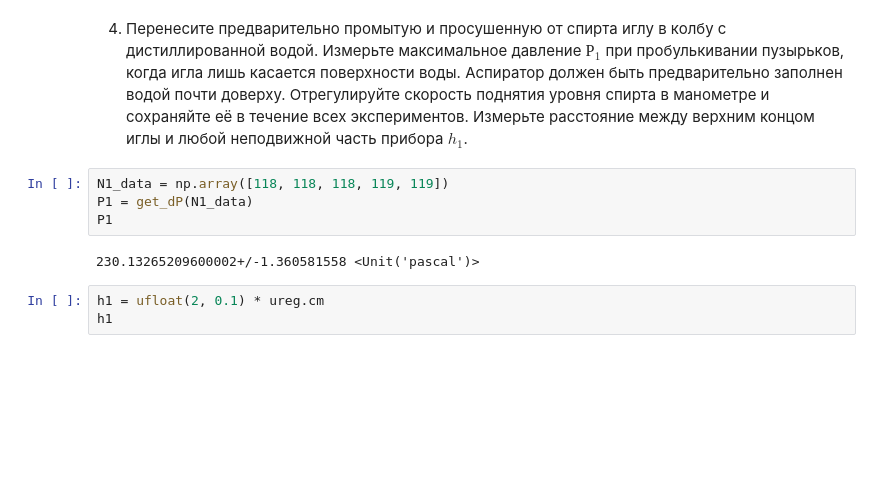
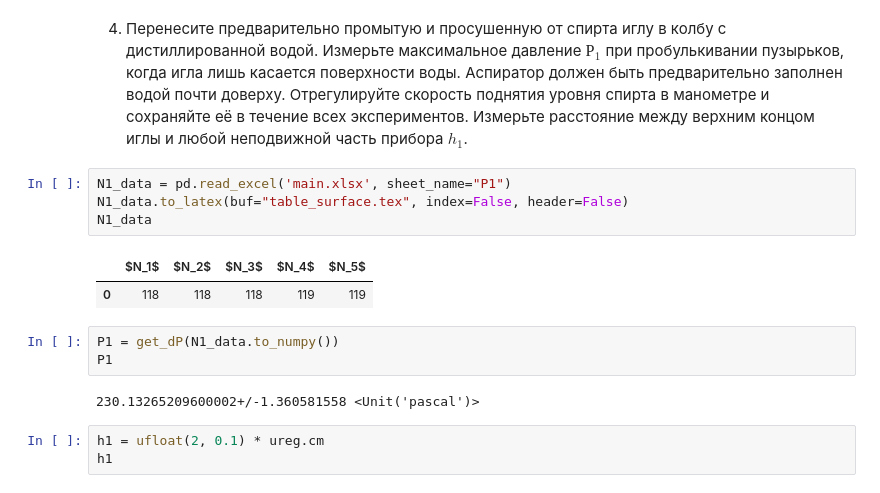
Before and after one commit to MichaelShulga/labs-mipt, a Jupyter notebook: 2.5.1/main.ipynb, the cells around one changed output. Drawn from its saved outputs; the diff is of its cells as text; blank space fills up the shorter version.

```diff
--- a/2.5.1/main.ipynb
+++ b/2.5.1/main.ipynb
@@ -60,12 +59,18 @@ d_theor
 0.9+/-0.05 <Unit('millimeter')>
 # %% [markdown]
 4. Перенесите предварительно промытую и просушенную от спирта иглу в колбу с дистиллированной водой. Измерьте максимальное давление $Р_1$ при пробулькивании пузырьков, когда игла лишь касается поверхности воды. Аспиратор должен быть предварительно  заполнен водой почти доверху. Отрегулируйте скорость поднятия уровня спирта в манометре и сохраняйте её в течение всех экспериментов. Измерьте расстояние между верхним концом иглы и любой неподвижной часть прибора $h_1$.
-# %%
-N1_data = np.array([118, 118, 118, 119, 119])
-P1 = get_dP(N1_data)
-P1
-# %% [output]
-230.13265209600002+/-1.360581558 <Unit('pascal')>
+# %%
+N1_data = pd.read_excel('main.xlsx', sheet_name="P1")
+N1_data.to_latex(buf="table_surface.tex", index=False, header=False)
+N1_data
+# %% [output]
+|  | $N_1$ | $N_2$ | $N_3$ | $N_4$ | $N_5$ |
+| 0 | 118 | 118 | 118 | 119 | 119 |
+# %%
+P1 = get_dP(N1_data.to_numpy())
+P1
+# %% [output]
+230.13265209600002+/-1.360581558 <Unit('pascal')>
 # %%
 h1 = ufloat(2, 0.1) * ureg.cm
 h1
```
Also changed, not shown: parts of 11 cells of this notebook, 8 other files.
